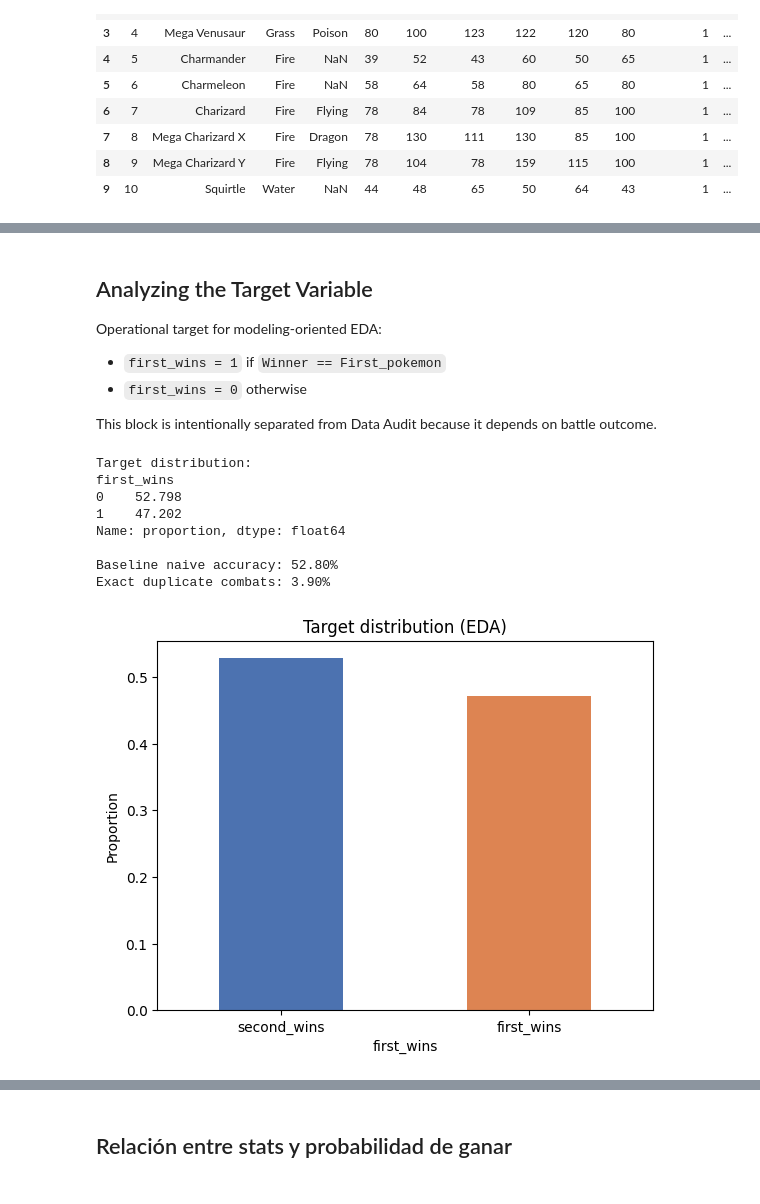
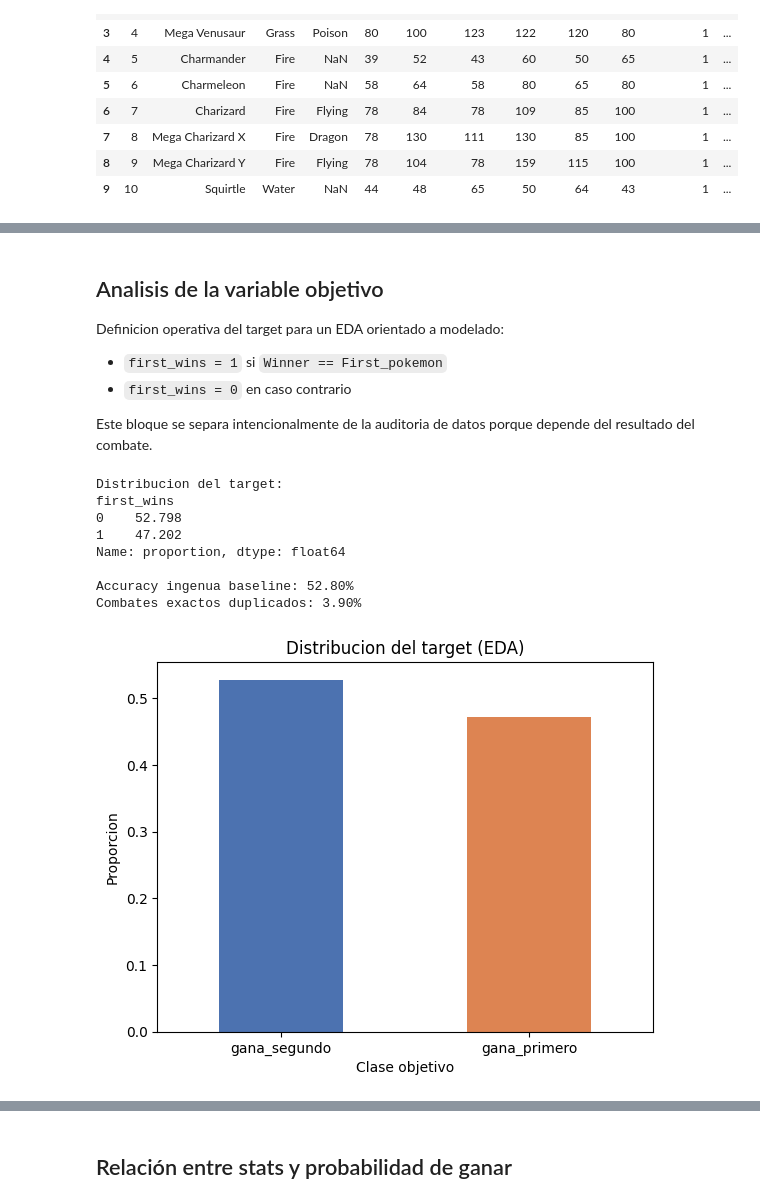
Before and after one commit to errodd/pokemon-challenge-ml, a Jupyter notebook: notebooks/EDA3.ipynb, the cells around one changed output, grey strips where cells are left out. Cells and saved outputs as stored; diff of their text form; code cells hidden in the pictures.

```diff
--- a/notebooks/EDA3.ipynb
+++ b/notebooks/EDA3.ipynb
@@ -396,39 +495,40 @@ Top 10 Best Pokemon by WinRate
 # %% [markdown]
-## Analyzing the Target Variable
+## Analisis de la variable objetivo
 
-Operational target for modeling-oriented EDA:
-- `first_wins = 1` if `Winner == First_pokemon`
-- `first_wins = 0` otherwise
+Definicion operativa del target para un EDA orientado a modelado:
+- `first_wins = 1` si `Winner == First_pokemon`
+- `first_wins = 0` en caso contrario
 
-This block is intentionally separated from Data Audit because it depends on battle outcome.
+Este bloque se separa intencionalmente de la auditoria de datos porque depende del resultado del combate.
 # %%
 target_df = combat_df.copy()
 target_df['first_wins'] = (target_df['Winner'] == target_df['First_pokemon']).astype(int)
 
 target_dist = target_df['first_wins'].value_counts(normalize=True).sort_index()
 
-print('Target distribution:')
+print('Distribucion del target:')
 print(target_dist * 100)
 
 
 baseline_acc = target_dist.max() *100
-print(f'\nBaseline naive accuracy: {baseline_acc:.2f}%')
-# Exact duplicates in combats
+print(f'\nAccuracy ingenua baseline: {baseline_acc:.2f}%')
+# Duplicados exactos en combates
 dup_pct = combat_df.duplicated(subset=['First_pokemon', 'Second_pokemon', 'Winner']).mean() * 100
-print(f'Exact duplicate combats: {dup_pct:.2f}%')
+print(f'Combates exactos duplicados: {dup_pct:.2f}%')
 ax = target_dist.plot(kind='bar', color=['#4C72B0', '#DD8452'])
-ax.set_xticklabels(['second_wins', 'first_wins'], rotation=0)
-ax.set_ylabel('Proportion')
-ax.set_title('Target distribution (EDA)')
+ax.set_xticklabels(['gana_segundo', 'gana_primero'], rotation=0)
+ax.set_xlabel('Clase objetivo')
+ax.set_ylabel('Proporcion')
+ax.set_title('Distribucion del target (EDA)')
 plt.show()
 # %% [output]
-Target distribution:
+Distribucion del target:
 first_wins
 0    52.798
 1    47.202
 Name: proportion, dtype: float64
 
-Baseline naive accuracy: 52.80%
-Exact duplicate combats: 3.90%
+Accuracy ingenua baseline: 52.80%
+Combates exactos duplicados: 3.90%
-[figure, old version]
+[figure, new version]
 # %% [markdown]
```
Also changed, not shown: parts of 31 cells of this notebook, 8 other files.
